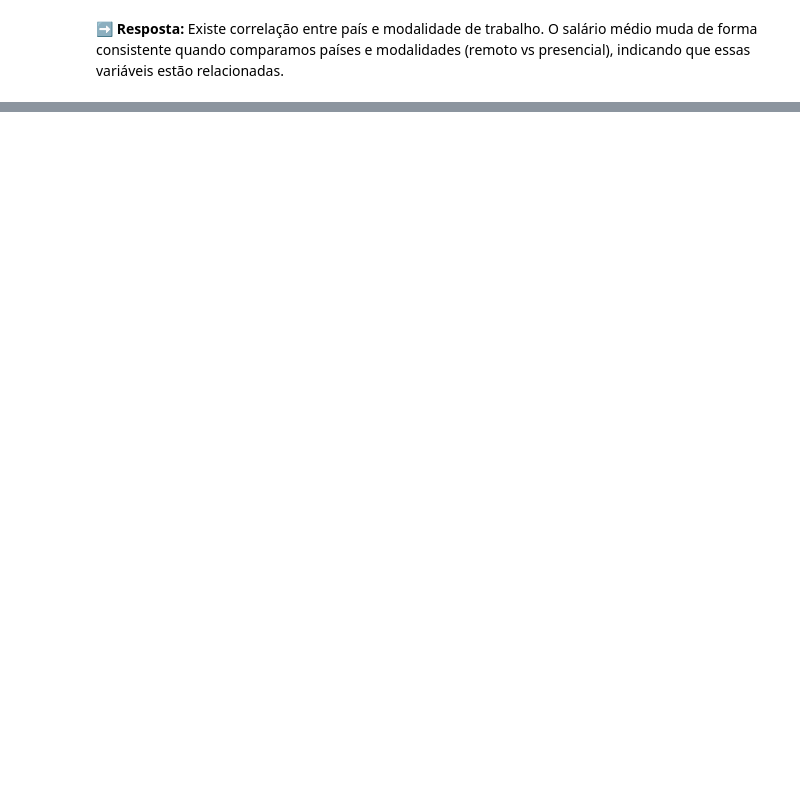
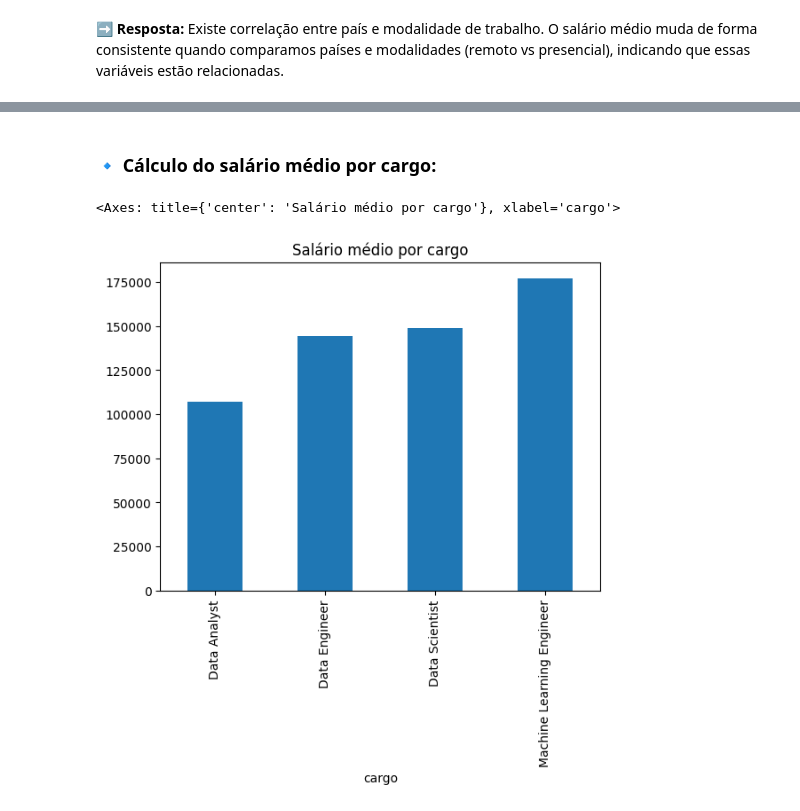
Before and after one commit to victorrp1502/grupo1_caixaverso, a Jupyter notebook: projeto_final_grupo_1.ipynb, the cells around one changed output, grey strips where cells are left out. Saved outputs shown, nothing was run; the diff lists cells and outputs as text; code cells hidden in the pictures; blank space fills up the shorter version.

```diff
--- a/projeto_final_grupo_1.ipynb
+++ b/projeto_final_grupo_1.ipynb
@@ -295,0 +307,18 @@ salarios_pais_modalidade.loc[top_paises].plot(
+# %% [markdown]
+### 🔹 Cálculo do salário médio por cargo:
+# %%
+# ================================
+# Definição da função e gráfico
+# ================================
+
+cargos = ["Data Analyst", "Data Scientist", "Data Engineer", "Machine Learning Engineer"]
+
+df_cargos = df[df["cargo"].isin(cargos)]
+
+df_cargos.groupby("cargo")["salario_usd"].mean().sort_values().plot(
+    kind="bar",
+    title="Salário médio por cargo"
+)
+# %% [output]
+<Axes: title={'center': 'Salário médio por cargo'}, xlabel='cargo'>
+[figure, added]
```
Also changed, not shown: parts of 33 cells of this notebook.
